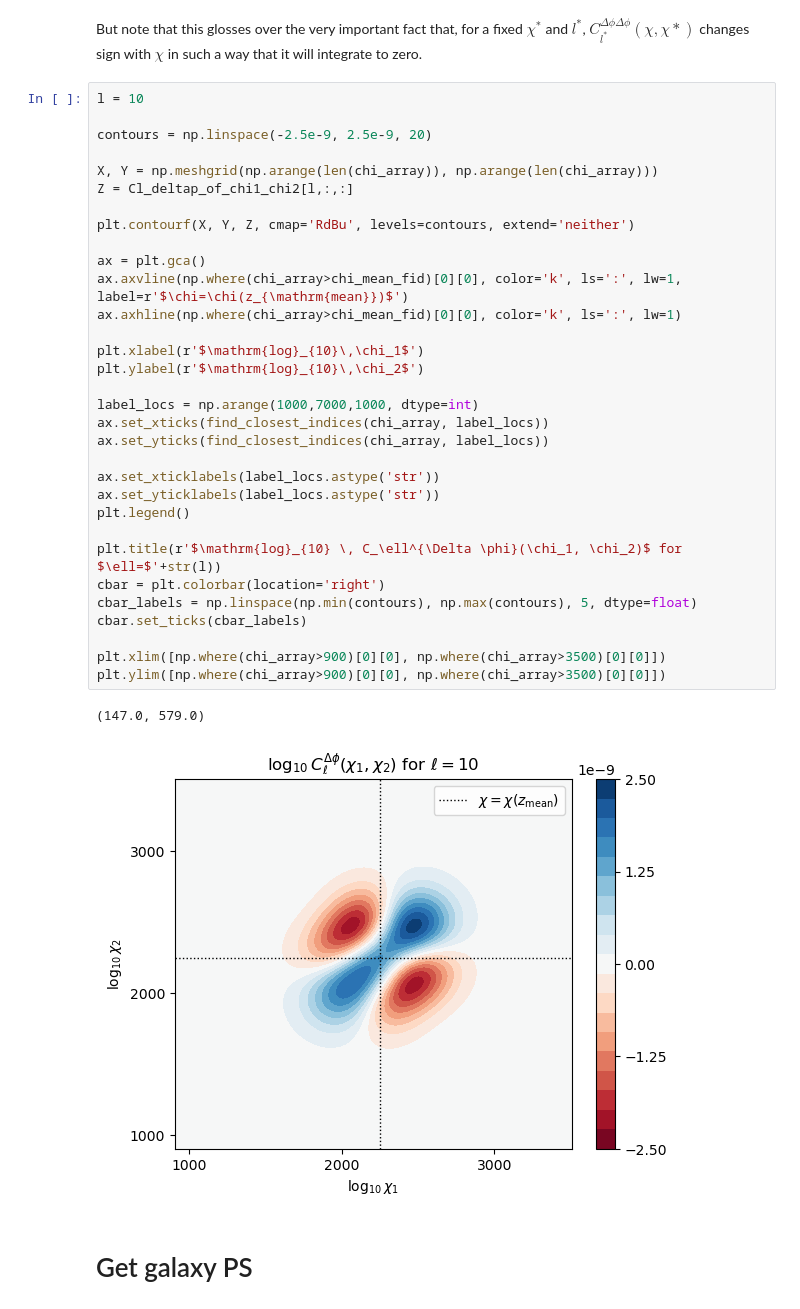
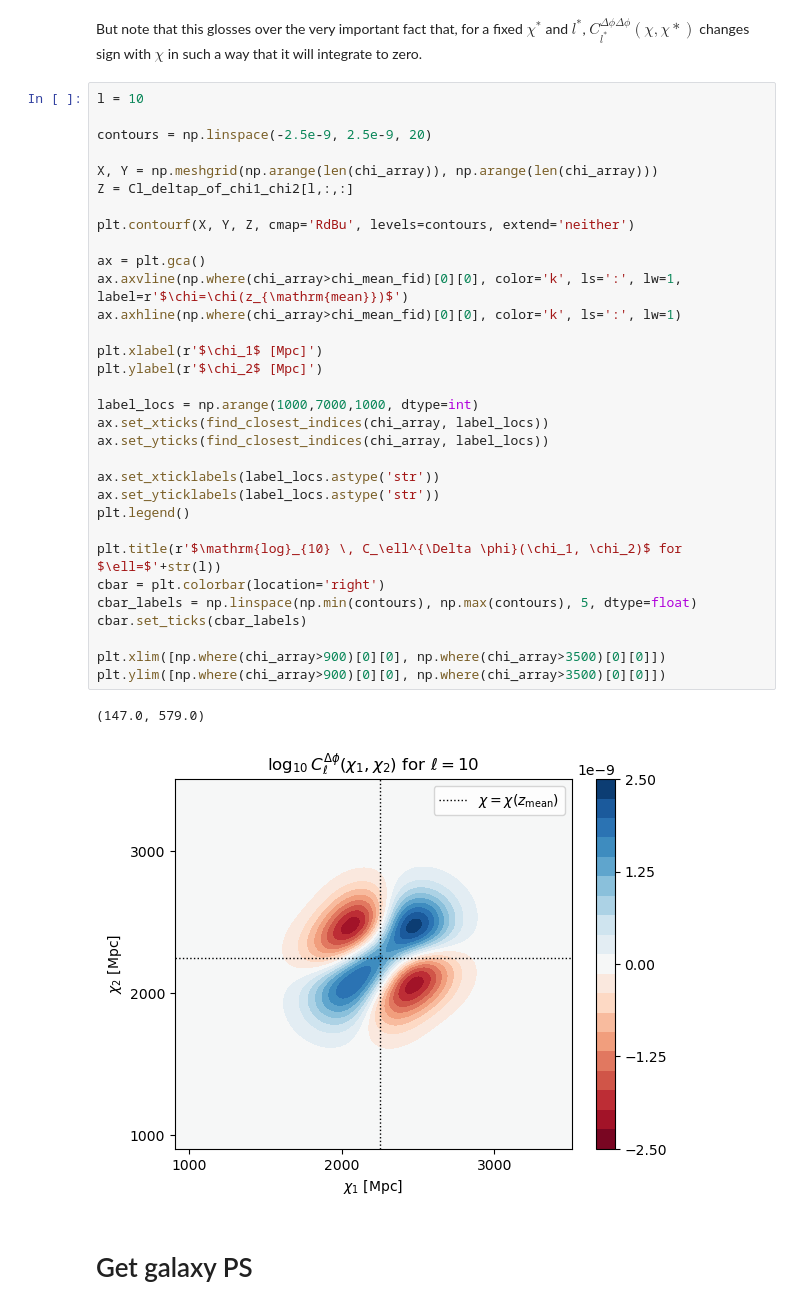
Before and after one commit to abaleato/CARDiAC, a Jupyter notebook: compute_gal_clustering_biases.ipynb, the cells around one changed output. Saved outputs shown, nothing was run; the diff lists cells and outputs as text.

Commit message:
fixed title and axis labels in new plot of Clchi1chi2

```diff
--- a/compute_gal_clustering_biases.ipynb
+++ b/compute_gal_clustering_biases.ipynb
@@ -335,36 +335,36 @@ l = 10
 
 contours = np.linspace(-2.5e-9, 2.5e-9, 20)
 
 X, Y = np.meshgrid(np.arange(len(chi_array)), np.arange(len(chi_array)))
 Z = Cl_deltap_of_chi1_chi2[l,:,:]
 
 plt.contourf(X, Y, Z, cmap='RdBu', levels=contours, extend='neither')
 
 ax = plt.gca()
 ax.axvline(np.where(chi_array>chi_mean_fid)[0][0], color='k', ls=':', lw=1, label=r'$\chi=\chi(z_{\mathrm{mean}})$')
 ax.axhline(np.where(chi_array>chi_mean_fid)[0][0], color='k', ls=':', lw=1)
 
-plt.xlabel(r'$\mathrm{log}_{10}\,\chi_1$')
-plt.ylabel(r'$\mathrm{log}_{10}\,\chi_2$')
+plt.xlabel(r'$\chi_1$ [Mpc]')
+plt.ylabel(r'$\chi_2$ [Mpc]')
 
 label_locs = np.arange(1000,7000,1000, dtype=int)
 ax.set_xticks(find_closest_indices(chi_array, label_locs))
 ax.set_yticks(find_closest_indices(chi_array, label_locs))
 
 ax.set_xticklabels(label_locs.astype('str'))
 ax.set_yticklabels(label_locs.astype('str'))
 plt.legend()
 
 plt.title(r'$\mathrm{log}_{10} \, C_\ell^{\Delta \phi}(\chi_1, \chi_2)$ for $\ell=$'+str(l))
 cbar = plt.colorbar(location='right')
 cbar_labels = np.linspace(np.min(contours), np.max(contours), 5, dtype=float)
 cbar.set_ticks(cbar_labels)
 
 plt.xlim([np.where(chi_array>900)[0][0], np.where(chi_array>3500)[0][0]])
 plt.ylim([np.where(chi_array>900)[0][0], np.where(chi_array>3500)[0][0]])
 # %% [output]
 (147.0, 579.0)
-[figure, old version]
+[figure, new version]
 # %% [markdown]
 # Get galaxy PS
 # %% [markdown]
```
Also changed, not shown: parts of 1 cell of this notebook.
